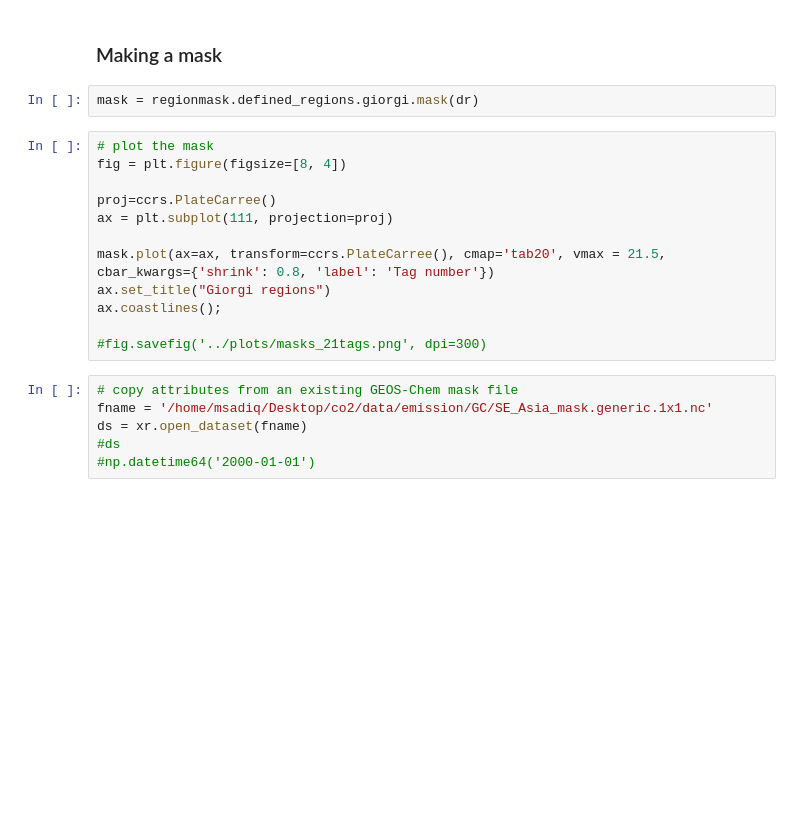
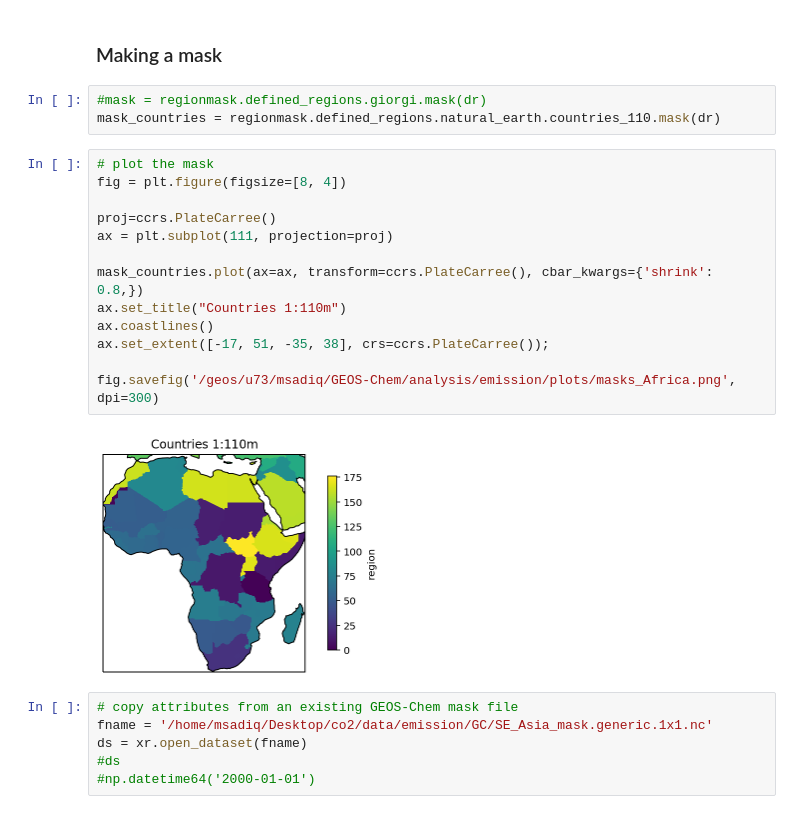
Before and after one commit to MehliyarSadiq/geoschem_simulations, a Jupyter notebook: forward/python/1.1.make_2d_masks.ipynb, the cells around one changed output. Drawn from its saved outputs; the diff is of its cells as text; blank space fills up the shorter version.

Commit message:
country masks

```diff
--- a/forward/python/1.1.make_2d_masks.ipynb
+++ b/forward/python/1.1.make_2d_masks.ipynb
@@ -49,19 +67,23 @@ ax.coastlines();
 # %% [markdown]
 ### Making a mask
 # %%
-mask = regionmask.defined_regions.giorgi.mask(dr)
+#mask = regionmask.defined_regions.giorgi.mask(dr)
+mask_countries = regionmask.defined_regions.natural_earth.countries_110.mask(dr)
 # %%
 # plot the mask
 fig = plt.figure(figsize=[8, 4])
 
 proj=ccrs.PlateCarree()
 ax = plt.subplot(111, projection=proj)
 
-mask.plot(ax=ax, transform=ccrs.PlateCarree(), cmap='tab20', vmax = 21.5, cbar_kwargs={'shrink': 0.8, 'label': 'Tag number'})
-ax.set_title("Giorgi regions")
-ax.coastlines();
+mask_countries.plot(ax=ax, transform=ccrs.PlateCarree(), cbar_kwargs={'shrink': 0.8,})
+ax.set_title("Countries 1:110m")
+ax.coastlines()
+ax.set_extent([-17, 51, -35, 38], crs=ccrs.PlateCarree());
 
-#fig.savefig('../plots/masks_21tags.png', dpi=300)
+fig.savefig('/geos/u73/msadiq/GEOS-Chem/analysis/emission/plots/masks_Africa.png', dpi=300)
+# %% [output]
+[figure, added]
 # %%
 # copy attributes from an existing GEOS-Chem mask file
 fname = '/home/msadiq/Desktop/co2/data/emission/GC/SE_Asia_mask.generic.1x1.nc'
```
Also changed, not shown: parts of 4 cells of this notebook, 6 other files.
